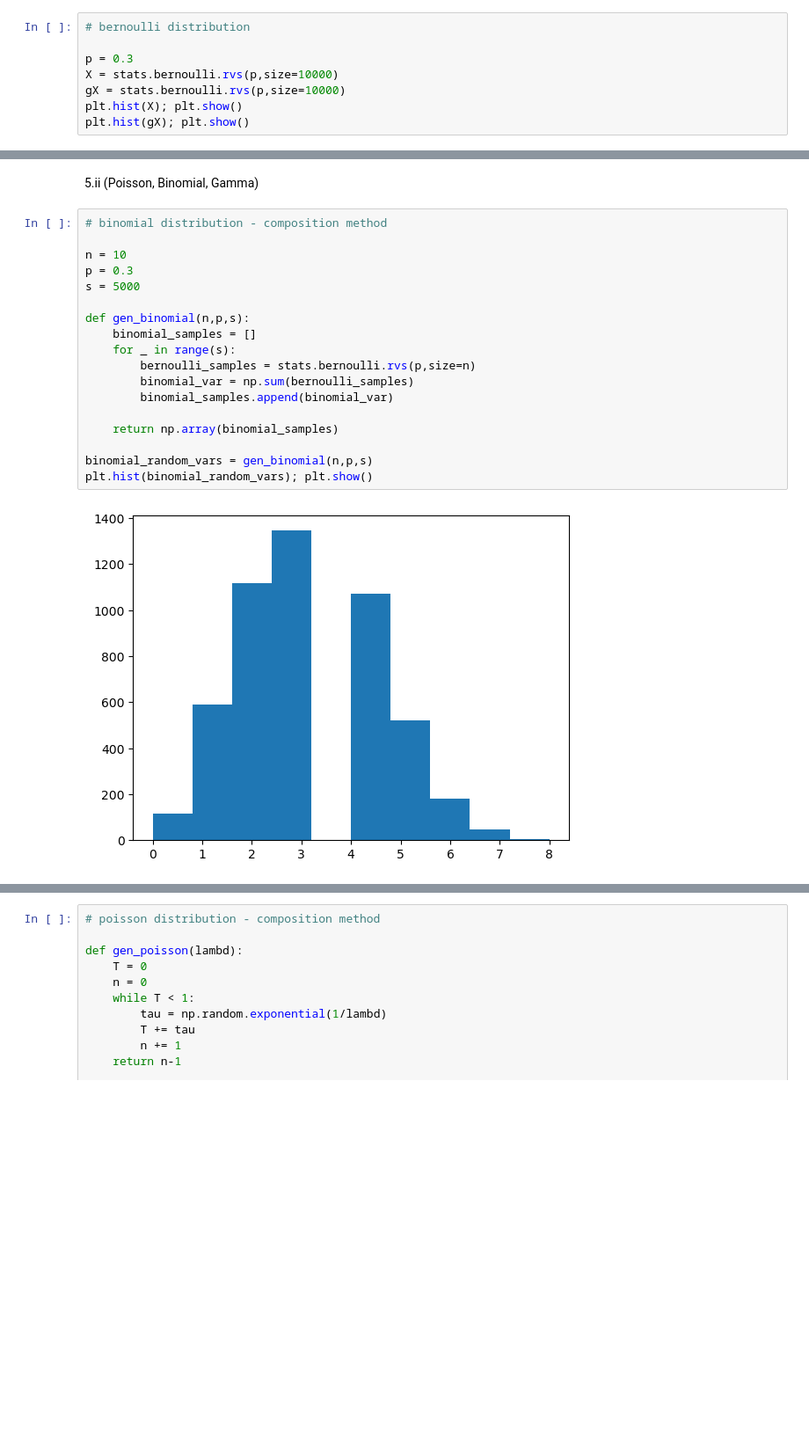
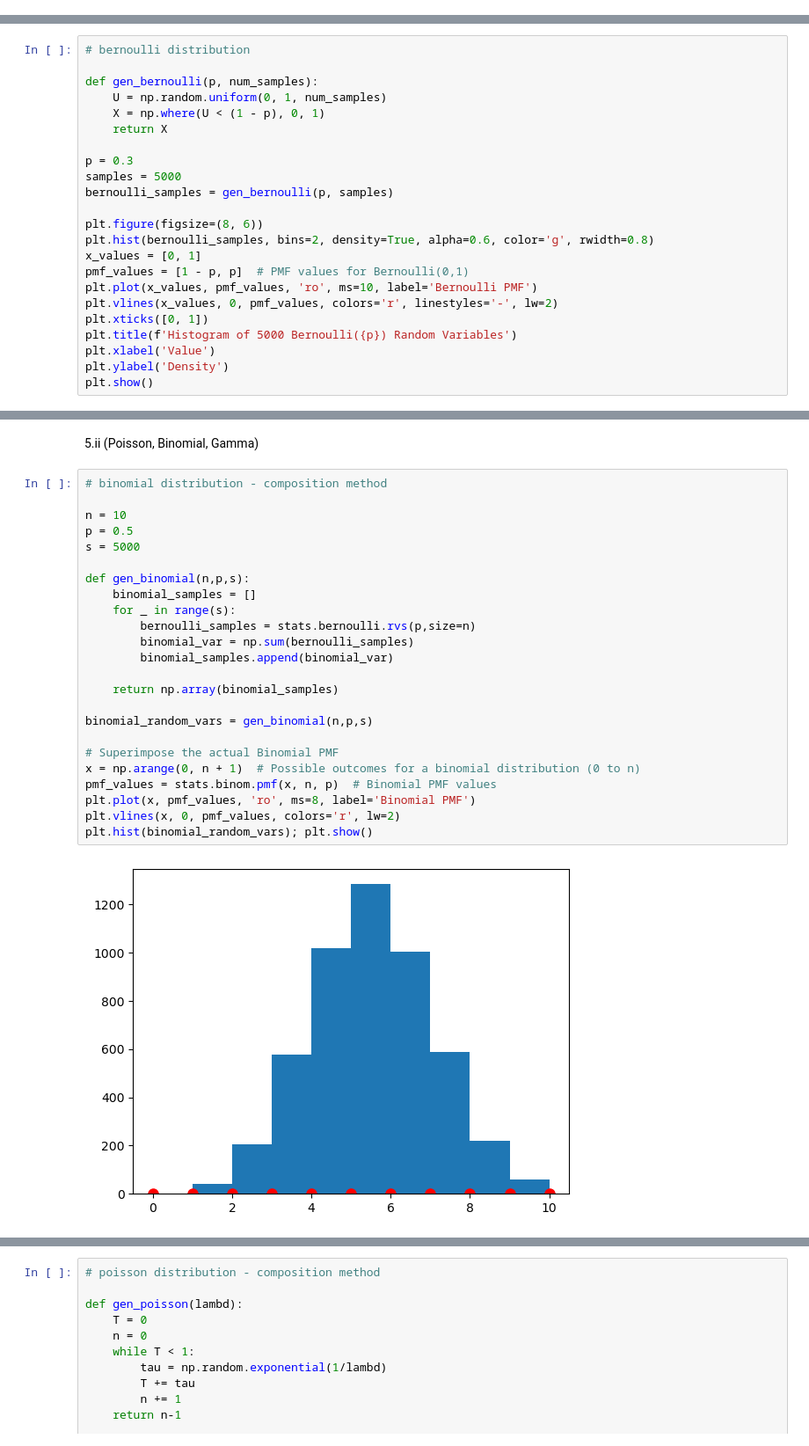
Before and after one commit to atkrish0/numerical-analysis-rbs, a Jupyter notebook: hw1/q5.ipynb, the cells around one changed output, grey strips where cells are left out. Shown: that part at 88% size. Drawn from its saved outputs; the diff is of its cells as text; blank space fills up the shorter version.

```diff
--- a/hw1/q5.ipynb
+++ b/hw1/q5.ipynb
@@ -43,8 +10,0 @@ plt.hist(gX); plt.show()
-# %%
-# bernoulli distribution
-
-p = 0.3
-X = stats.bernoulli.rvs(p,size=10000)
-gX = stats.bernoulli.rvs(p,size=10000)
-plt.hist(X); plt.show()
-plt.hist(gX); plt.show()
@@ -53,0 +67,23 @@ plt.hist(gX); plt.show()
+# %%
+# bernoulli distribution
+
+def gen_bernoulli(p, num_samples):
+    U = np.random.uniform(0, 1, num_samples)
+    X = np.where(U < (1 - p), 0, 1)
+    return X
+
+p = 0.3
+samples = 5000
+bernoulli_samples = gen_bernoulli(p, samples)
+
+plt.figure(figsize=(8, 6))
+plt.hist(bernoulli_samples, bins=2, density=True, alpha=0.6, color='g', rwidth=0.8)
+x_values = [0, 1]
+pmf_values = [1 - p, p]  # PMF values for Bernoulli(0,1)
+plt.plot(x_values, pmf_values, 'ro', ms=10, label='Bernoulli PMF')
+plt.vlines(x_values, 0, pmf_values, colors='r', linestyles='-', lw=2)
+plt.xticks([0, 1])
+plt.title(f'Histogram of 5000 Bernoulli({p}) Random Variables')
+plt.xlabel('Value')
+plt.ylabel('Density')
+plt.show()
@@ -69,20 +107,26 @@ plt.hist(gX); plt.show()
 # %%
 # binomial distribution - composition method
 
 n = 10
-p = 0.3
+p = 0.5
 s = 5000
 
 def gen_binomial(n,p,s):
     binomial_samples = []
     for _ in range(s):
         bernoulli_samples = stats.bernoulli.rvs(p,size=n)
         binomial_var = np.sum(bernoulli_samples)
         binomial_samples.append(binomial_var)
 
     return np.array(binomial_samples)
 
 binomial_random_vars = gen_binomial(n,p,s)
+
+# Superimpose the actual Binomial PMF
+x = np.arange(0, n + 1)  # Possible outcomes for a binomial distribution (0 to n)
+pmf_values = stats.binom.pmf(x, n, p)  # Binomial PMF values
+plt.plot(x, pmf_values, 'ro', ms=8, label='Binomial PMF')
+plt.vlines(x, 0, pmf_values, colors='r', lw=2)
 plt.hist(binomial_random_vars); plt.show()
 # %% [output]
-[figure, old version]
+[figure, new version]
```
Also changed, not shown: parts of 15 cells of this notebook, 1 other file.
